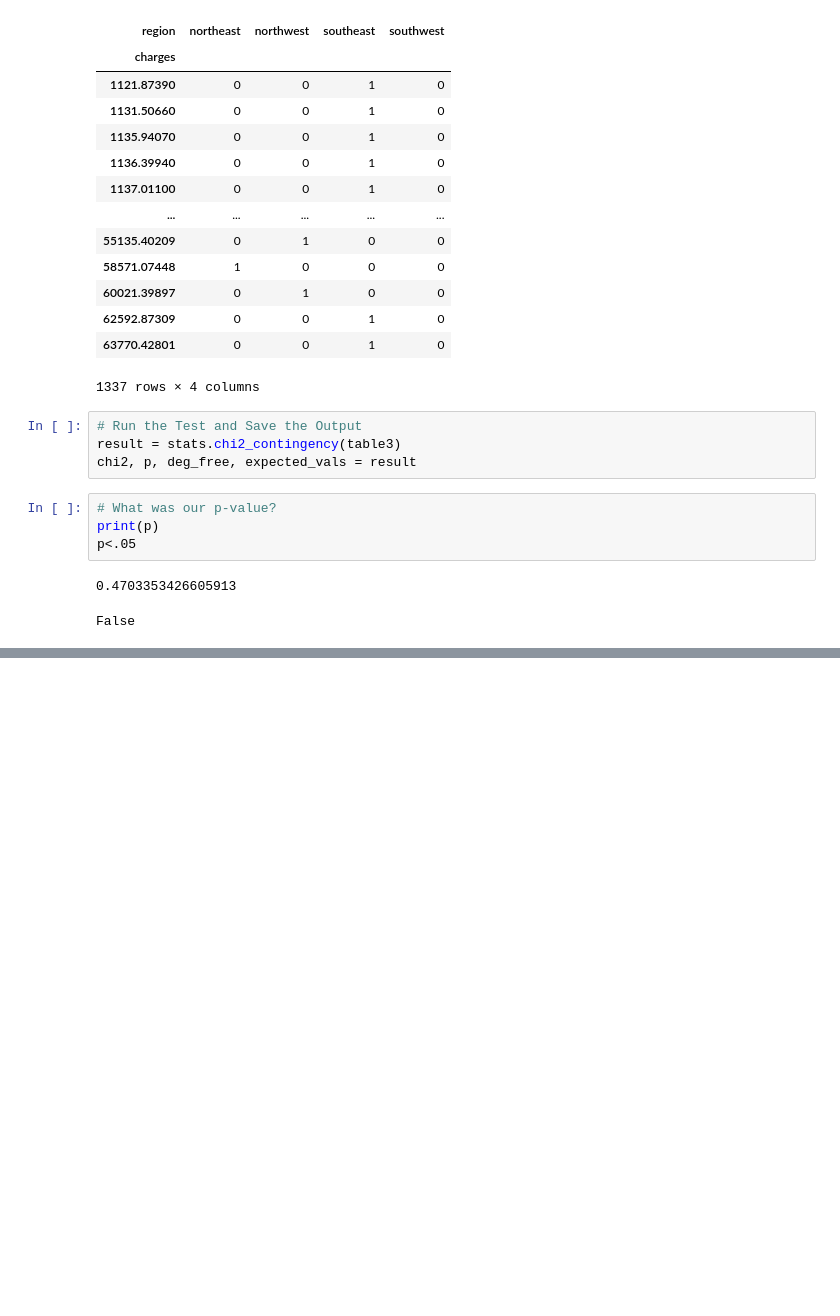
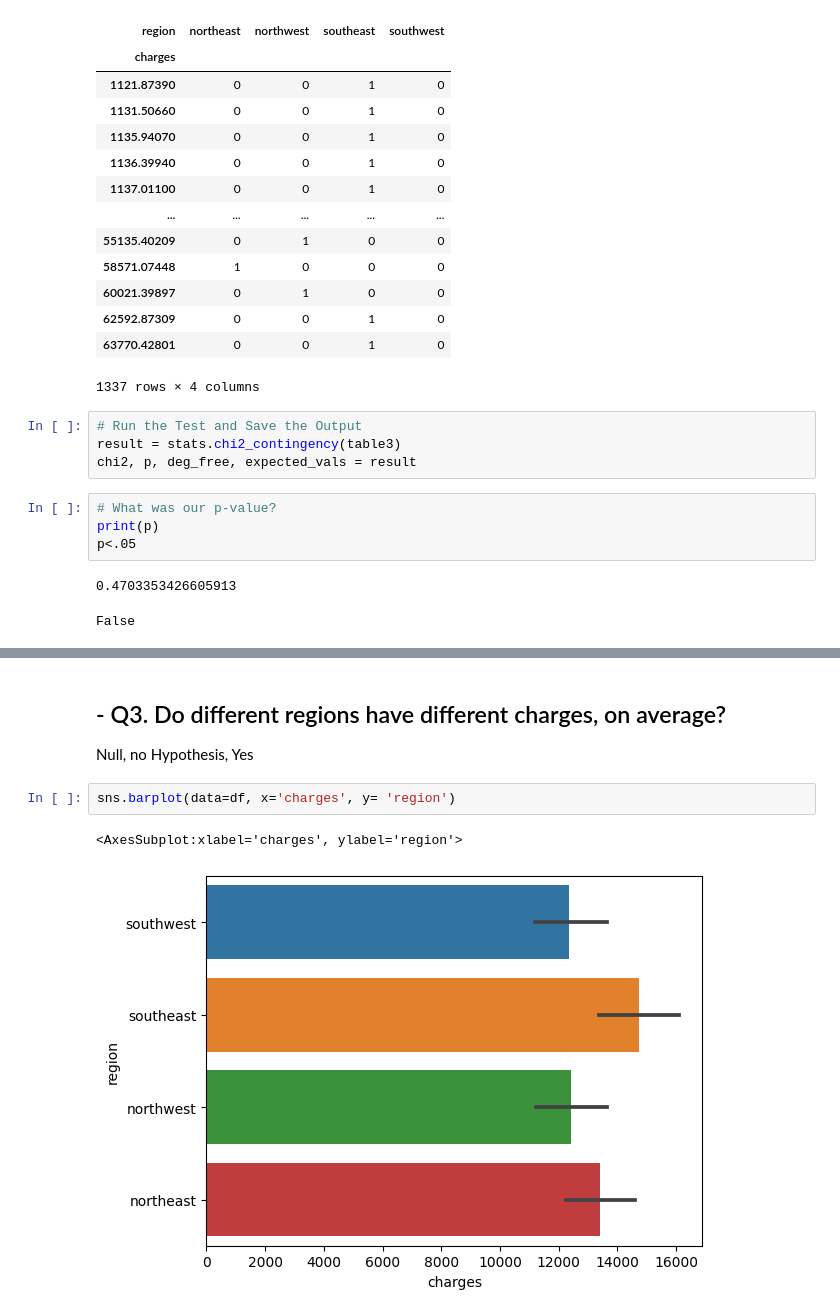
Before and after one commit to Metalface-code/Hypothesis-Testing-and-Distributions, a Jupyter notebook: Hypothesis Testing with Insurance Data.ipynb, the cells around one changed output, grey strips where cells are left out. Saved outputs shown, nothing was run; the diff lists cells and outputs as text; blank space fills up the shorter version.

```diff
--- a/Hypothesis Testing with Insurance Data.ipynb
+++ b/Hypothesis Testing with Insurance Data.ipynb
@@ -128,0 +164,10 @@ I am rejecting the 3rd questions's hypothesis due to the above results shown
+# %% [markdown]
+## - Q3. Do different regions have different charges, on average?
+
+Null, no
+Hypothesis, Yes
+# %%
+sns.barplot(data=df, x='charges', y= 'region')
+# %% [output]
+<AxesSubplot:xlabel='charges', ylabel='region'>
+[figure, new version]
```
Also changed, not shown: parts of 17 cells of this notebook.
